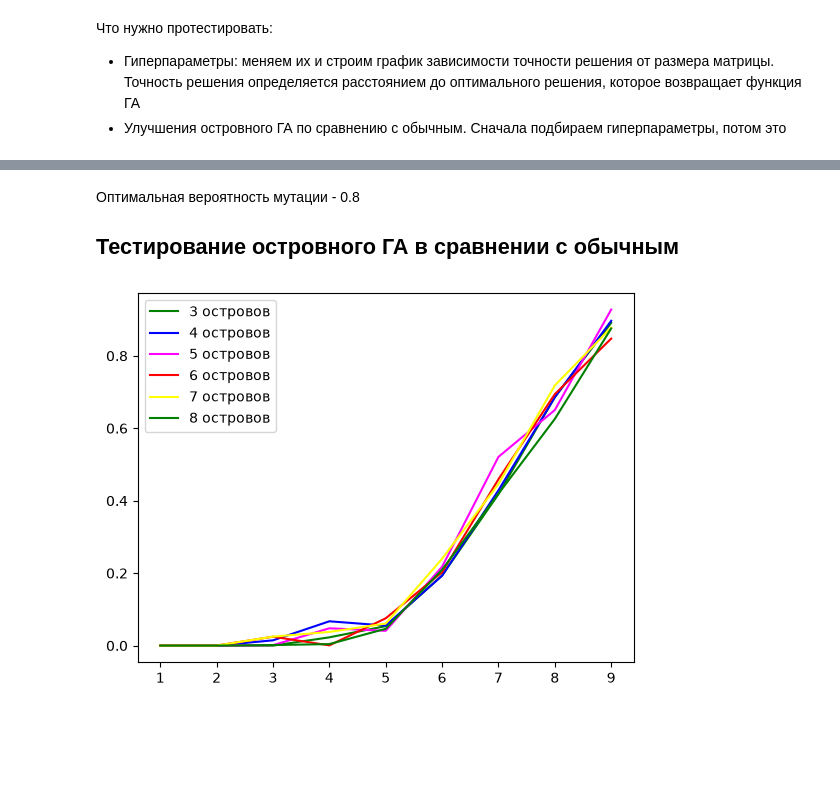
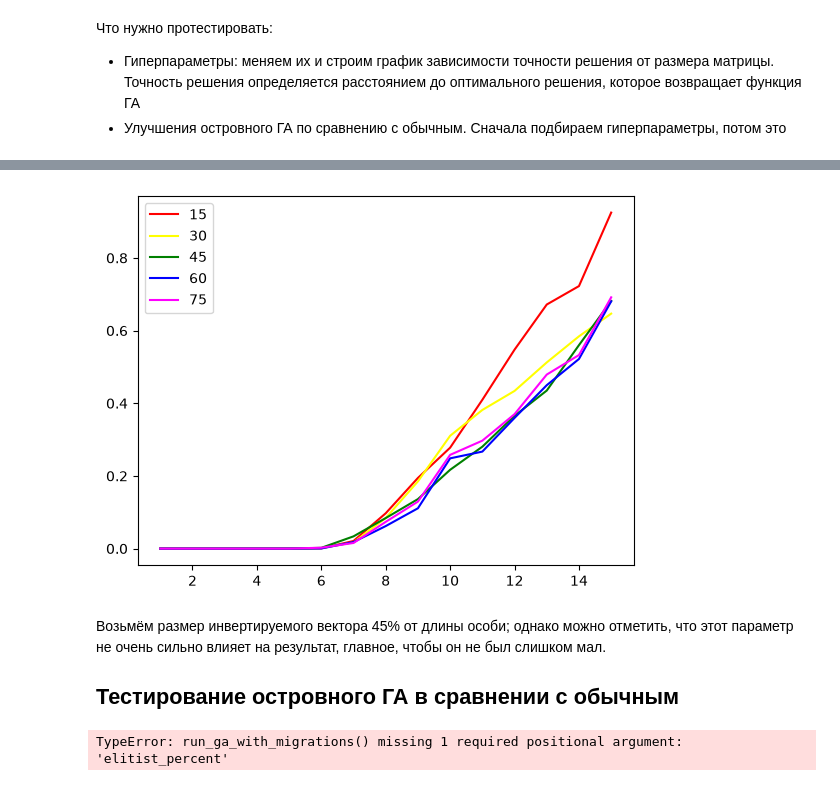
Before and after one commit to alekseev-n/IAD, a Jupyter notebook: lab1/testing.ipynb, the cells around one changed output, grey strips where cells are left out. Drawn from its saved outputs; the diff is of its cells as text; code cells hidden in the pictures; blank space fills up the shorter version.

```diff
--- a/lab1/testing.ipynb
+++ b/lab1/testing.ipynb
@@ -102,10 +121,26 @@ plt.show()
+# %%
+## Вывод: значение размаха колебания плато не влияет на результат. Запуски на подобранных данных показали, что уже
+# после 10-20 итераций популяция размера 250 сходится к одному и тому же вектору, т.е. размах становится =0
+
+usual_params["PLATEAU_DIFF"] = 1e-6
+usual_params["MUTATION_PROBABILITY"] = 0.7
+
+for i in range(1, 6):
+    usual_params["MUTATION_PERCENT"] = i * 15
+    data_y = test_ga(data_x, 100, run_ga, usual_params)
+    plt.plot(data_x, data_y, color=colors[i - 1], label=str(i * 15))
+
+plt.legend()
+plt.show()
+# %% [output]
+[figure, added]
 # %% [markdown]
-Оптимальная вероятность мутации - 0.8
+Возьмём размер инвертируемого вектора 45% от длины особи; однако можно отметить, что этот параметр не очень сильно влияет на результат, главное, чтобы он не был слишком мал.
 
 ## Тестирование островного ГА в сравнении с обычным
 # %%
-migration_params["MUTATION_PROBABILITY"] = 0.8
-usual_params["MUTATION_PROBABILITY"] = 0.8
+migration_params["MUTATION_PERCENT"] = 45
+usual_params["MUTATION_PERCENT"] = 45
 
 for i in range(3, 9):
     migration_params["NUM_ISLANDS"] = i
@@ -116,4 +151,4 @@ for i in range(3, 9):
 plt.legend()
 plt.show()
 # %% [output]
-[figure, removed]
+TypeError: run_ga_with_migrations() missing 1 required positional argument: 'elitist_percent'
```
Also changed, not shown: parts of 6 cells of this notebook, 3 other files.
